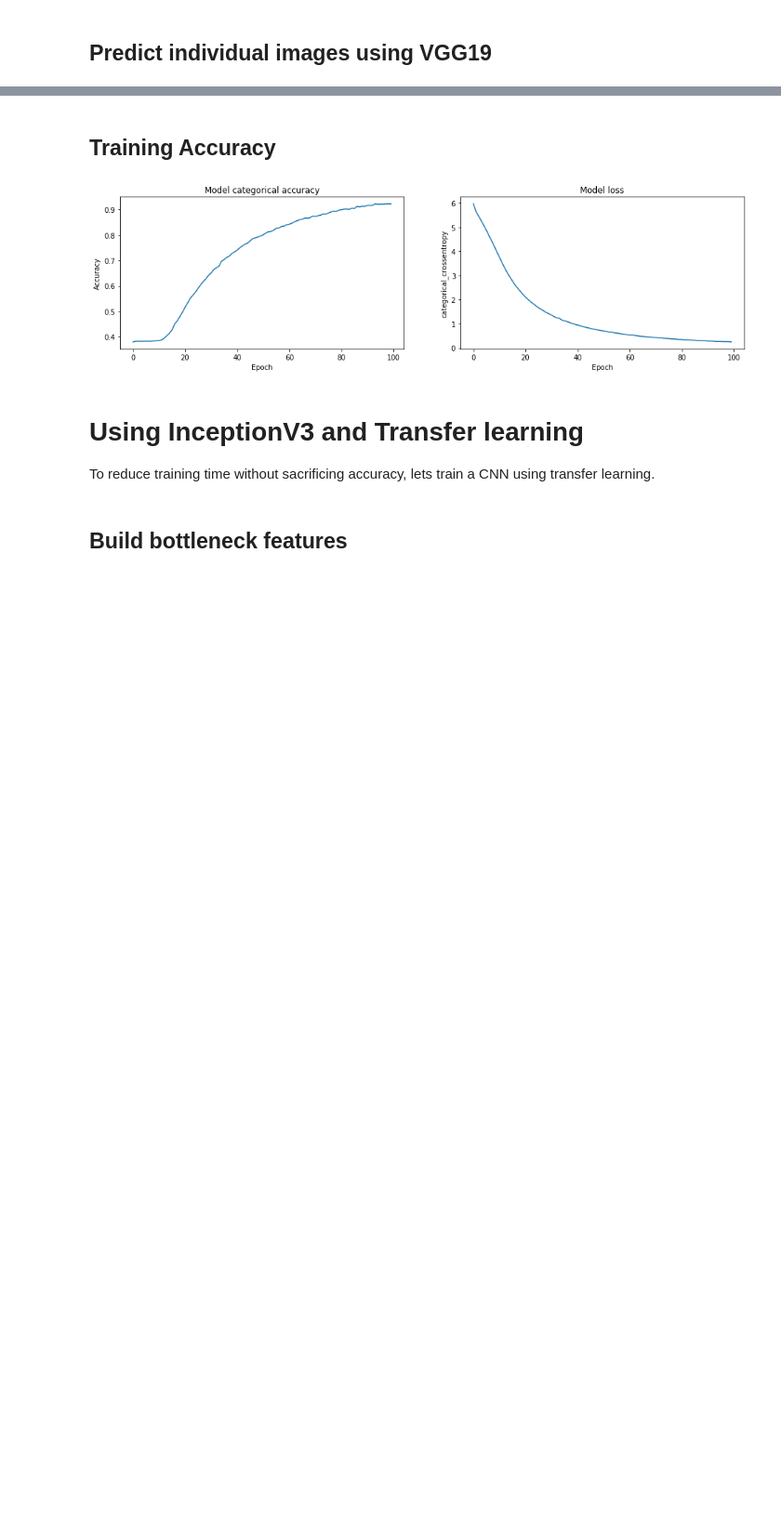
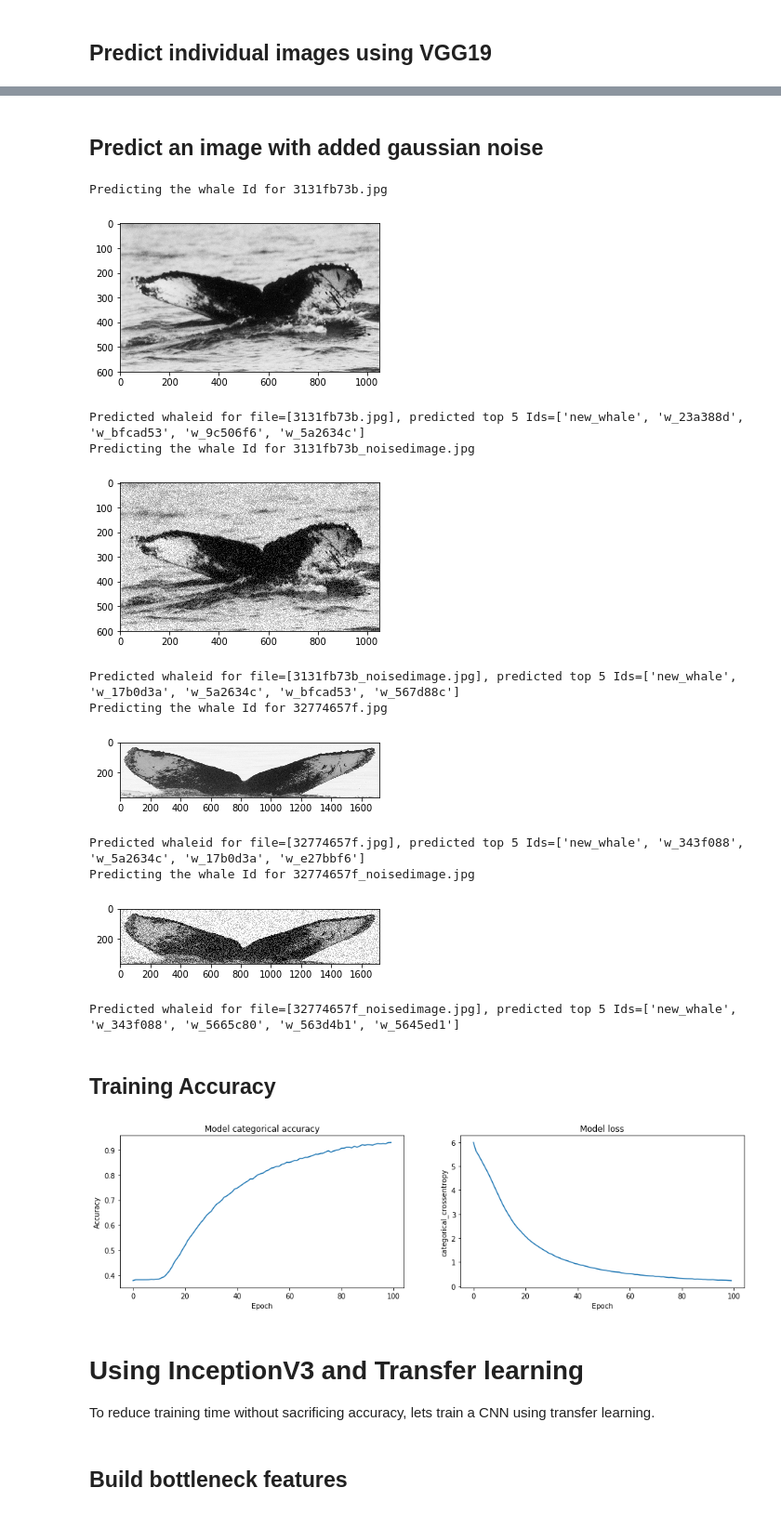
Before and after one commit to vrvarma/humpback-whale, a Jupyter notebook: udacity_capstone.ipynb, the cells around one changed output, grey strips where cells are left out. Shown at 93% size. Cells and saved outputs as stored; diff of their text form; code cells hidden in the pictures; blank space fills up the shorter version.

```diff
--- a/udacity_capstone.ipynb
+++ b/udacity_capstone.ipynb
@@ -489,6 +587,6 @@ We will use VGG19 to train the whale images using bottleneck features and transf
 # %% [markdown]
 ## Build bottleneck features
 # %%
-train_features, val_features, test_features = build_bottleneck_features(VGG19(include_top=False, weights='imagenet'))
+vggtrain_features, vggval_features, vggtest_features = build_bottleneck_features(VGG19(include_top=False, weights='imagenet'))
 gc.collect()
 # %% [output]
@@ -504,10 +600,10 @@ Found 2537 validated image filenames belonging to 5005 classes.
 # %% [markdown]
 ## Build the Model
 # %%
-print(train_features.shape)
+print(vggtest_features.shape)
 
 vgg_model = Sequential()
-vgg_model.add(Dense(1024, activation='relu', input_shape=train_features.shape[1:]))
+vgg_model.add(Dense(1024, activation='relu', input_shape=vggtest_features.shape[1:]))
 vgg_model.add(Dropout(0.25))
 vgg_model.add(GlobalAveragePooling2D())
 vgg_model.add(Dropout(0.5))
@@ -548,10 +644,12 @@ remove_file(VGG_BOTTLE_NECK_MODEL)
 checkpointer = ModelCheckpoint(filepath=VGG_BOTTLE_NECK_MODEL,
                                verbose=1, save_best_only = True)
 
-history = vgg_model.fit(train_features, Y_train,
+history = vgg_model.fit(vggtrain_features, Y_train,
           epochs=100,
           batch_size=batch_size,
-          validation_data=(val_features, Y_val), callbacks=[checkpointer], verbose=1)
+          validation_data=(vggval_features, Y_val), callbacks=[checkpointer], verbose=1)
+
+gc.collect()
 # %% [output]
 Train on 20288 samples, validate on 2536 samples
 Epoch 1/100
@@ -600,6 +710,17 @@ def predict_labels(image_df, extract_bc_func, model):
     print('MAP@5 score for %s model = %.5f\n' \
       %(image_df.Image, map5.map5_per_image(image_df.Id, build_pred_array(predicted_vector)[0])))
 
+#Method to predict just images.
+def predict_indiv_labels(file_name, extract_bc_func, model, dir):
+    print('Predicting the whale Id for %s' %(file_name))
+    display_image(file_name,dir)
+    img = np.expand_dims(load_image(file_name,dir), axis=0)
+    bottleneck_feature = extract_bc_func(img)
+    predicted_vector = model.predict(bottleneck_feature)
+    print('Predicted whaleid for file=[%s], predicted top 5 Ids=%s' \
+          %(file_name, build_pred_array(predicted_vector)[0]))
+
+
 def predict_vgg_labels(image_df):
     predict_labels(image_df, extract_VGG19, vgg_model)
 # %%
@@ -623,4 +744,25 @@ Test whale Id=[w_102821e], predicted top 5 Ids=['new_whale', 'w_700ebb4', 'w_343
 MAP@5 score for 88d792568.jpg model = 0.00000
+# %% [markdown]
+## Predict an image with added gaussian noise
+# %%
+predict_indiv_labels('3131fb73b.jpg', extract_VGG19, vgg_model, 'input/train/')
+predict_indiv_labels('3131fb73b_noisedimage.jpg', extract_VGG19, vgg_model, 'images/')
+
+predict_indiv_labels('32774657f.jpg', extract_VGG19, vgg_model, 'input/train/')
+predict_indiv_labels('32774657f_noisedimage.jpg', extract_VGG19, vgg_model, 'images/')
+# %% [output]
+Predicting the whale Id for 3131fb73b.jpg
+[figure, added]
+Predicted whaleid for file=[3131fb73b.jpg], predicted top 5 Ids=['new_whale', 'w_23a388d', 'w_bfcad53', 'w_9c506f6', 'w_5a2634c']
+Predicting the whale Id for 3131fb73b_noisedimage.jpg
+[figure, added]
+Predicted whaleid for file=[3131fb73b_noisedimage.jpg], predicted top 5 Ids=['new_whale', 'w_17b0d3a', 'w_5a2634c', 'w_bfcad53', 'w_567d88c']
+Predicting the whale Id for 32774657f.jpg
+[figure, added]
+Predicted whaleid for file=[32774657f.jpg], predicted top 5 Ids=['new_whale', 'w_343f088', 'w_5a2634c', 'w_17b0d3a', 'w_e27bbf6']
+Predicting the whale Id for 32774657f_noisedimage.jpg
+[figure, added]
+Predicted whaleid for file=[32774657f_noisedimage.jpg], predicted top 5 Ids=['new_whale', 'w_343f088', 'w_5665c80', 'w_563d4b1', 'w_5645ed1']
 # %% [markdown]
 ## Training Accuracy
 # %%
```
Also changed, not shown: parts of 36 cells of this notebook.
